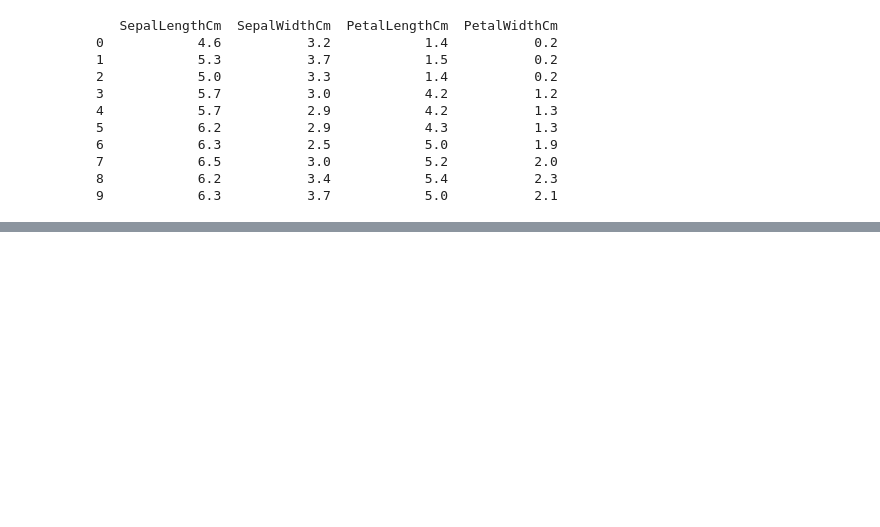
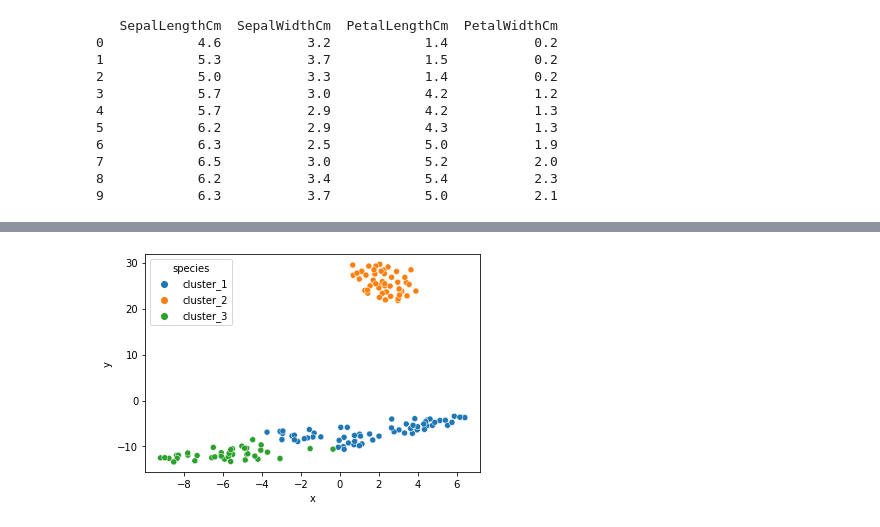
Before and after one commit to dtran-data-mining/classification, a Jupyter notebook: k_means.ipynb, the cells around one changed output, grey strips where cells are left out. Saved outputs shown, nothing was run; the diff lists cells and outputs as text; code cells hidden in the pictures; blank space fills up the shorter version.

Commit message:
finished t-sne plotting for k-means

```diff
--- a/k_means.ipynb
+++ b/k_means.ipynb
@@ -130,24 +130,4 @@ print(valid_clusters_df)
 # %%
-def validate(row, check, valid_clusters_df, valid_y_df):
-   add = 0
-   if check[valid_clusters_df.loc[row.name, 'Labels']] != valid_y_df[row.name]:
-      add = 1
-   return row['value'] + add
-
-MAX_ITERS = 100
-
-check = {}
-check_df = pd.DataFrame(0, index=range(6), columns=['value'])
-for epoch in range(MAX_ITERS):
-   centroids = calc_k_means(K_MEANS, train_x_df)
-   valid_clusters_df = calc_clusters(centroids, valid_x_df)
-
-   idx = 1
-   for cluster in valid_clusters_df['Labels'].unique():
-      check[cluster] = f'cluster_{idx}'
-      idx += 1
-
-   check_df['value'] = check_df.apply(validate, axis=1, check=check, valid_clusters_df=valid_clusters_df, valid_y_df=valid_y_df)
-
-print(check_df)
+valid_clusters_df = calc_clusters(centroids, valid_x_df)
+print(valid_clusters_df)
 # %% [output]
@@ -191,6 +171,3 @@ print(test_x_df)
 7            6.5           3.0            5.2           2.0
 8            6.2           3.4            5.4           2.3
 9            6.3           3.7            5.0           2.1
-# %%
-centroids = calc_k_means(K_MEANS, train_x_df)
-print(centroids)
@@ -216,0 +192,4 @@ print(test_clusters_df)
+# %%
+train_clusters_df = calc_clusters(centroids, train_x_df)
+tsne_df = train_clusters_df.append(test_clusters_df).reset_index().drop(columns=['index'])
+print(tsne_df)
@@ -216,0 +211,9 @@ print(test_clusters_df)
+# %%
+model = TSNE(learning_rate=50)
+
+tsne_clusters_numeric = tsne_df.sort_values(by='Labels').drop('Labels', axis=1)
+tsne_features = model.fit_transform(tsne_clusters_numeric)
+
+tsne_clusters_df = pd.DataFrame(
+    {'x': tsne_features[:, 0], 'y': tsne_features[:, 1], 'species': tsne_df['Labels'].sort_values()})
+print(tsne_clusters_df)
@@ -216,0 +235,5 @@ print(test_clusters_df)
+# %%
+sns.scatterplot(x='x', y='y', hue='species', data=tsne_clusters_df)
+plt.show()
+# %% [output]
+[figure, added]
```
Also changed, not shown: parts of 8 cells of this notebook.
